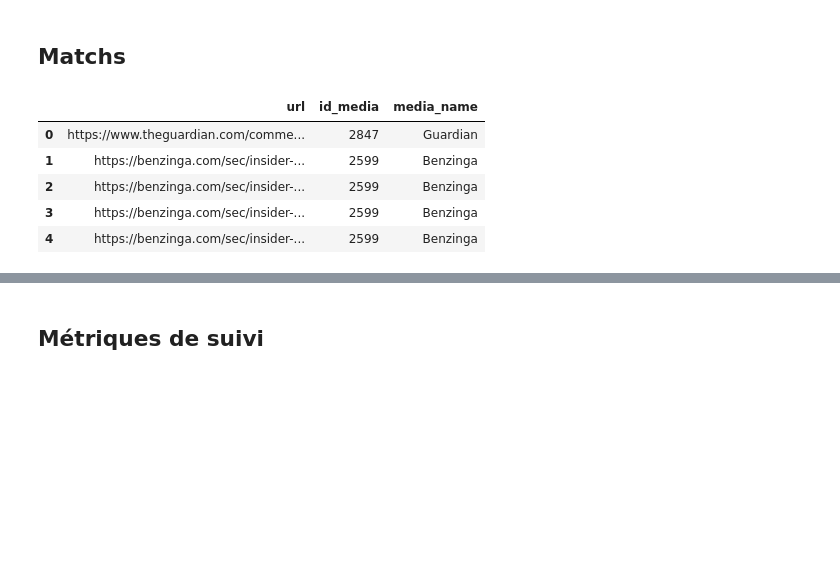
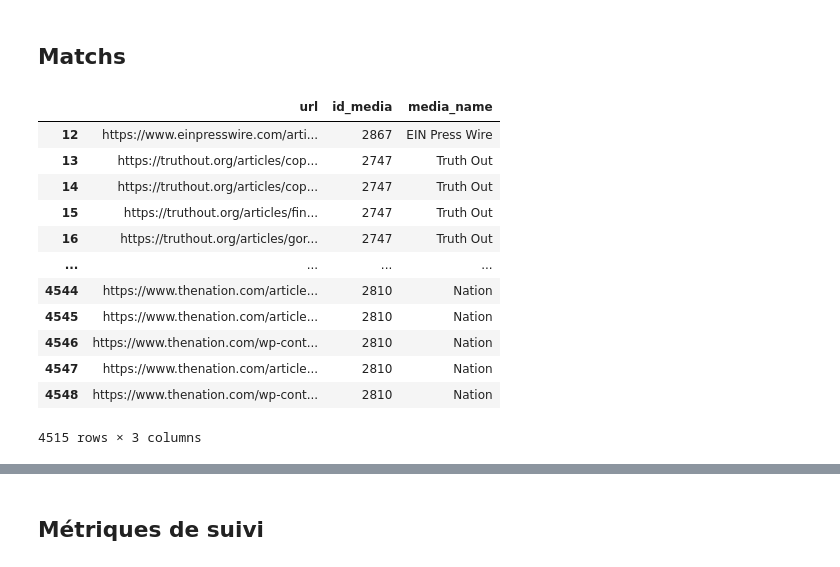
Before and after one commit to PatrickLperso/Suivi_de_narratives, a Jupyter notebook: Notebooks/Analysis_mongo_v2.ipynb, the cells around one changed output, grey strips where cells are left out. Cells and saved outputs as stored; diff of their text form; code cells hidden in the pictures; blank space fills up the shorter version.

```diff
--- a/Notebooks/Analysis_mongo_v2.ipynb
+++ b/Notebooks/Analysis_mongo_v2.ipynb
@@ -60,15 +60,23 @@ df_urls_match=match_document(client, database, collection_htmls, list_match)
 fig = px.bar(df_urls_match.loc[:, ["media_name", "url"]].groupby("media_name").count().sort_values("url", ascending=False).iloc[:50], title="Top 50 des médias parlant de {}".format(list_match))
 fig.update_xaxes(tickangle=30)
 fig
-# %%
-df_urls_match.head()
-# %% [output]
-|  | url | id_media | media_name |
-| 0 | https://www.theguardian.com/comme... | 2847 | Guardian |
-| 1 | https://benzinga.com/sec/insider-... | 2599 | Benzinga |
-| 2 | https://benzinga.com/sec/insider-... | 2599 | Benzinga |
-| 3 | https://benzinga.com/sec/insider-... | 2599 | Benzinga |
-| 4 | https://benzinga.com/sec/insider-... | 2599 | Benzinga |
+# %%
+df_urls_match=df_urls_match.loc[df_urls_match.loc[:, "url"].apply(lambda x:"cdn" not in x), :]
+df_urls_match
+# %% [output]
+|  | url | id_media | media_name |
+| 12 | https://www.einpresswire.com/arti... | 2867 | EIN Press Wire |
+| 13 | https://truthout.org/articles/cop... | 2747 | Truth Out |
+| 14 | https://truthout.org/articles/cop... | 2747 | Truth Out |
+| 15 | https://truthout.org/articles/fin... | 2747 | Truth Out |
+| 16 | https://truthout.org/articles/gor... | 2747 | Truth Out |
+| ... | ... | ... | ... |
+| 4544 | https://www.thenation.com/article... | 2810 | Nation |
+| 4545 | https://www.thenation.com/article... | 2810 | Nation |
+| 4546 | https://www.thenation.com/wp-cont... | 2810 | Nation |
+| 4547 | https://www.thenation.com/article... | 2810 | Nation |
+| 4548 | https://www.thenation.com/wp-cont... | 2810 | Nation |
+4515 rows × 3 columns
 # %%
 def parsing(x):
     parsing_url=urllib.parse.urlparse(x)
```
Also changed, not shown: parts of 3 cells of this notebook, 11 other files.
